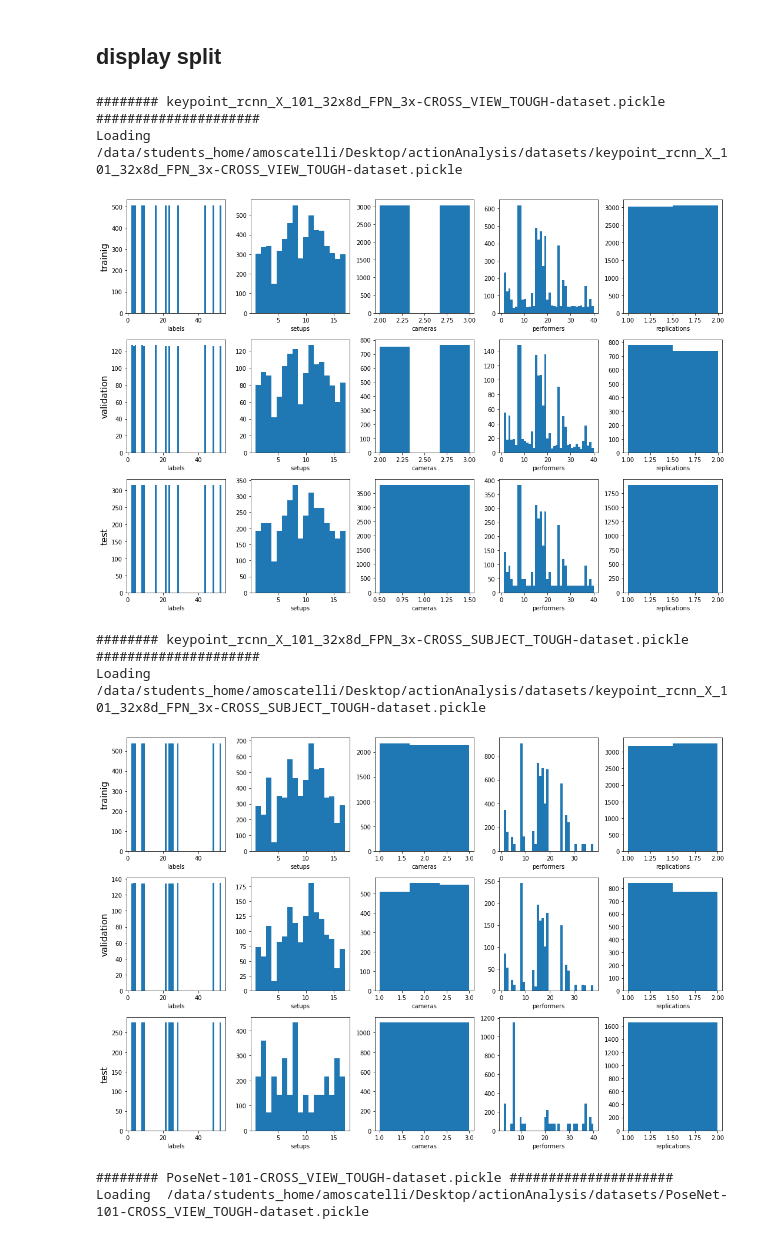
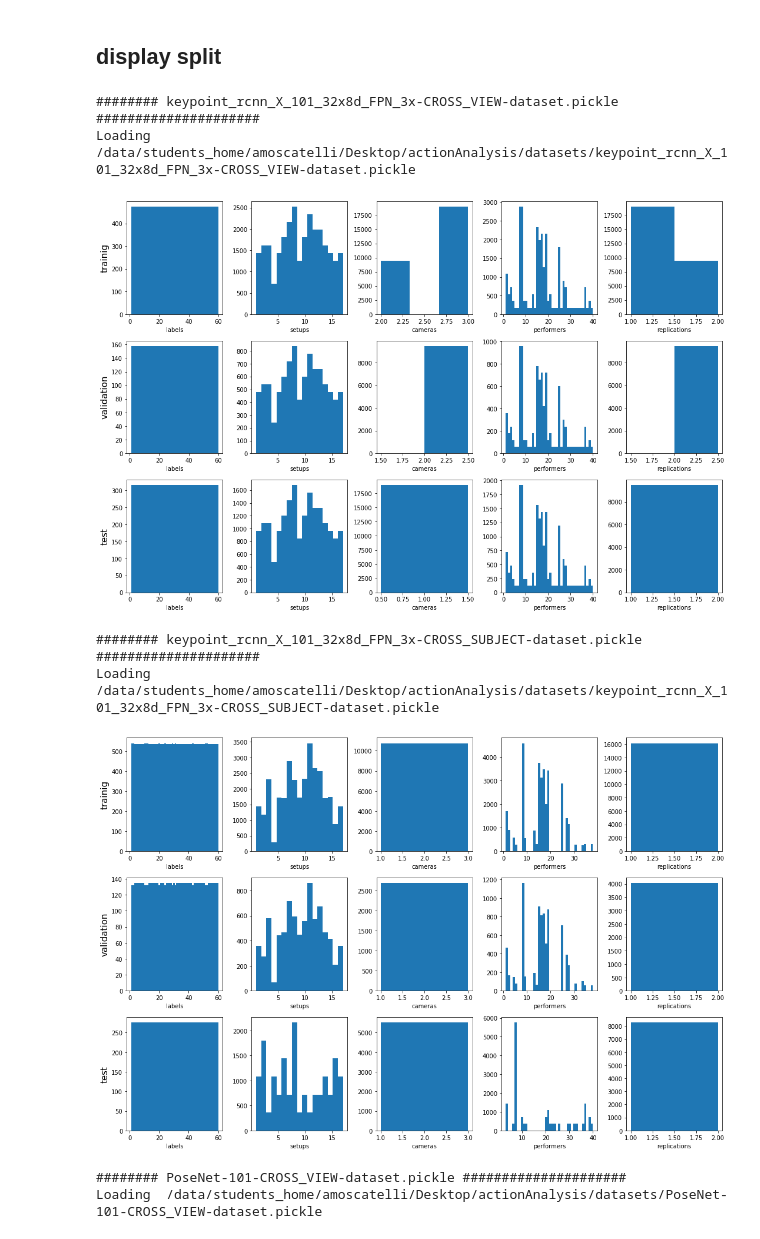
Before and after one commit to Andrea-moscatelli/tesiMagistrale, a Jupyter notebook: src/DatasetCreator.ipynb, the cells around one changed output. Cells and saved outputs as stored; diff of their text form; code cells hidden in the pictures.

```diff
--- a/src/DatasetCreator.ipynb
+++ b/src/DatasetCreator.ipynb
@@ -145,7 +145,7 @@ from scipy.spatial import distance
 # numberOfPosesToExtract
 
 
-def extractBestPosesAlongTheVideo(pose_scores_video, keypoint_coords_video, numberOfPosesToExtract):
+def extractBestPosesAlongTheVideoOLD(pose_scores_video, keypoint_coords_video, numberOfPosesToExtract):
     numberOfDetectedPeople = max([np.count_nonzero(i) for i in pose_scores_video])
     alignedCoords = np.zeros((len(pose_scores_video), numberOfDetectedPeople, 17, 2))
     alignedPoseScores = np.zeros((len(pose_scores_video), numberOfDetectedPeople))
@@ -1013,9 +1088,9 @@ loadFromDatasetName = "CROSS_VIEW-dataset.pickle"
 # resultCrossViewSuffixDatasetName = "CROSS_VIEW_TOUGH-dataset.pickle"
 
 
-# labelOfDatasetToBuild = list(range(1,61)) # all actions
-# resultCrossSubjectSuffixDatasetName = "CROSS_SUBJECT-dataset.pickle"
-# resultCrossViewSuffixDatasetName = "CROSS_VIEW-dataset.pickle"
+labelOfDatasetToBuild = list(range(1,61)) # all actions
+resultCrossSubjectSuffixDatasetName = "CROSS_SUBJECT-dataset.pickle"
+resultCrossViewSuffixDatasetName = "CROSS_VIEW-dataset.pickle"
 
 # labelOfDatasetToBuild = [6,7,8,9,23,24,26,27,31,35] # Senesi's
 # labelOfDatasetToBuild = [1,2,7,8,9,23,31,49] # 8 actions
@@ -1025,9 +1100,9 @@ loadFromDatasetName = "CROSS_VIEW-dataset.pickle"
 # resultCrossSubjectSuffixDatasetName = "CROSS_SUBJECT_TOP+SENESI-dataset.pickle"
 # resultCrossViewSuffixDatasetName = "CROSS_VIEW_TOP+SENESI-dataset.pickle"
 
-labelOfDatasetToBuild = [1,2,50] # test
-resultCrossSubjectSuffixDatasetName = "CROSS_SUBJECT_TEST-dataset.pickle"
-resultCrossViewSuffixDatasetName = "CROSS_VIEW_TEST-dataset.pickle"
+# labelOfDatasetToBuild = [1,2,50] # test
+# resultCrossSubjectSuffixDatasetName = "CROSS_SUBJECT_TEST-dataset.pickle"
+# resultCrossViewSuffixDatasetName = "CROSS_VIEW_TEST-dataset.pickle"
 
 # labelOfDatasetToBuild = [10,11,12,29,30,34,53,57] # mini cross_subject/view
 # resultCrossSubjectSuffixDatasetName = "CROSS_SUBJECT_MINI-dataset.pickle"
@@ -1041,7 +1116,7 @@ def getStringList(labels, setups, cameras, performers, replications):
 
 
 sss=None
-for modelName in ["PoseNet-101","keypoint_rcnn_X_101_32x8d_FPN_3x"]:
+for modelName in ["keypoint_rcnn_X_101_32x8d_FPN_3x"]: #"PoseNet-101"
 
 #     #### FROM MERGING OF TOP-MODELS and SENESI's ################################
 #     print("Loading ",DATASET_FOLDER+modelName+"-SPLIT-dataset.pickle")
@@ -1056,19 +1131,19 @@ for modelName in ["PoseNet-101","keypoint_rcnn_X_101_32x8d_FPN_3x"]:
 #     loadedOnes = mergeSplitDatasets(splitDataset1,splitDataset2)
 #     #################################################################
 
-    #### FROM PREVIOUS DATASET ################################
-    previousDatasetName = DATASET_FOLDER+modelName+"-"+loadFromDatasetName
-    print("Loading from",previousDatasetName)
-    with open(previousDatasetName,"rb") as file_in:
-        loadedDataset = pickle.load(file_in)
-    loadedOnes = np.concatenate(loadedDataset, axis=1)
-    #################################################################
+#     #### FROM PREVIOUS DATASET ################################
+#     previousDatasetName = DATASET_FOLDER+modelName+"-"+loadFromDatasetName
+#     print("Loading from",previousDatasetName)
+#     with open(previousDatasetName,"rb") as file_in:
+#         loadedDataset = pickle.load(file_in)
+#     loadedOnes = np.concatenate(loadedDataset, axis=1)
+#     #################################################################
 
-#     #### DON'T LOAD FROM A PREVIOUS DATASET ################################
+    #### DON'T LOAD FROM A PREVIOUS DATASET ################################
 
-#     loadedOnes = [[] for i in range(6)]
+    loadedOnes = [[] for i in range(6)]
 
-#     #######################################################################
+    #######################################################################
 
     loadedFeatures, loadedLabels, loadedSetups, loadedCameras, loadedPerformers, loadedReplications = getSubset(loadedOnes,labelOfDatasetToBuild)
 
@@ -1097,7 +1172,6 @@ for modelName in ["PoseNet-101","keypoint_rcnn_X_101_32x8d_FPN_3x"]:
         features[i] = np.array(features[i])
 
     globalSet = [features, labels, setups, cameras, performers, replications]
-
 
     trainValSetSubject = [[] for i in range(6)]
     testSetSubject = [[] for i in range(6)]
@@ -1268,8 +1334,8 @@ def checkCorrectnessDatasetCrossView(splitDataset, TRAINING_CAMERAS = [2, 3]):
     cameraTest.sort()
     assert cameraTest == TEST_CAMERAS
 # %%
-type_of_cross_subj_dataset = "CROSS_SUBJECT_TOUGH-dataset.pickle"
-type_of_cross_view_dataset = "CROSS_VIEW_TOUGH-dataset.pickle"
+type_of_cross_subj_dataset = "CROSS_SUBJECT-dataset.pickle"
+type_of_cross_view_dataset = "CROSS_VIEW-dataset.pickle"
 with open(DATASET_FOLDER+"PoseNet-101-"+type_of_cross_subj_dataset,"rb") as file_in:
         posenetCrossSubjectSplit = pickle.load(file_in)
 checkCorrectnessDatasetCrossSubject(posenetCrossSubjectSplit)
@@ -1357,42 +1423,42 @@ DONE
 import matplotlib.pyplot as plt
 import pickle
 
-type_of_cross_subj_dataset = "CROSS_SUBJECT_TOUGH-dataset.pickle"
-type_of_cross_view_dataset = "CROSS_VIEW_TOUGH-dataset.pickle"
+type_of_cross_subj_dataset = "CROSS_SUBJECT-dataset.pickle"
+type_of_cross_view_dataset = "CROSS_VIEW-dataset.pickle"
 
 DATASET_FOLDER = "/data/students_home/amoscatelli/Desktop/actionAnalysis/datasets/"
 datasetNames = [
     "keypoint_rcnn_X_101_32x8d_FPN_3x-"+type_of_cross_view_dataset,
     "keypoint_rcnn_X_101_32x8d_FPN_3x-"+type_of_cross_subj_dataset,
     "PoseNet-101-"+type_of_cross_view_dataset,
     "PoseNet-101-"+type_of_cross_subj_dataset
 ]
 
 for datasetName in datasetNames:
     print("######## {} #####################".format(datasetName))
     datasetPath = DATASET_FOLDER+datasetName
     print("Loading ",datasetPath)
     with open(datasetPath,"rb") as file_in:
             read_train_set, read_val_set, read_test_set = pickle.load(file_in)
 
 
     xLabels = ["labels", "setups", "cameras", "performers", "replications"]
     yLabels = ["trainig", "validation", "test"]
     fig, axes = plt.subplots(nrows=3, ncols=5)
     fig.set_size_inches(15,10)
     for ids, dataSet in enumerate([read_train_set, read_val_set, read_test_set]):
         axes[ids][0].set_ylabel(yLabels[ids],fontsize = 15)
         for iid, data in enumerate(dataSet[1:]):
             axes[ids][iid].set_xlabel(xLabels[iid],fontsize = 10)
             axes[ids][iid].hist(data, bins = max(data))
     fig.tight_layout()
     plt.show()
 # %% [output]
-######## keypoint_rcnn_X_101_32x8d_FPN_3x-CROSS_VIEW_TOUGH-dataset.pickle #####################
-Loading  /data/students_home/amoscatelli/Desktop/actionAnalysis/datasets/keypoint_rcnn_X_101_32x8d_FPN_3x-CROSS_VIEW_TOUGH-dataset.pickle
+######## keypoint_rcnn_X_101_32x8d_FPN_3x-CROSS_VIEW-dataset.pickle #####################
+Loading  /data/students_home/amoscatelli/Desktop/actionAnalysis/datasets/keypoint_rcnn_X_101_32x8d_FPN_3x-CROSS_VIEW-dataset.pickle
-[figure, old version]
+[figure, new version]
-######## keypoint_rcnn_X_101_32x8d_FPN_3x-CROSS_SUBJECT_TOUGH-dataset.pickle #####################
-Loading  /data/students_home/amoscatelli/Desktop/actionAnalysis/datasets/keypoint_rcnn_X_101_32x8d_FPN_3x-CROSS_SUBJECT_TOUGH-dataset.pickle
+######## keypoint_rcnn_X_101_32x8d_FPN_3x-CROSS_SUBJECT-dataset.pickle #####################
+Loading  /data/students_home/amoscatelli/Desktop/actionAnalysis/datasets/keypoint_rcnn_X_101_32x8d_FPN_3x-CROSS_SUBJECT-dataset.pickle
-[figure, old version]
+[figure, new version]
-######## PoseNet-101-CROSS_VIEW_TOUGH-dataset.pickle #####################
-Loading  /data/students_home/amoscatelli/Desktop/actionAnalysis/datasets/PoseNet-101-CROSS_VIEW_TOUGH-dataset.pickle
+######## PoseNet-101-CROSS_VIEW-dataset.pickle #####################
+Loading  /data/students_home/amoscatelli/Desktop/actionAnalysis/datasets/PoseNet-101-CROSS_VIEW-dataset.pickle
```
Also changed, not shown: parts of 13 cells of this notebook, 4 other files.
